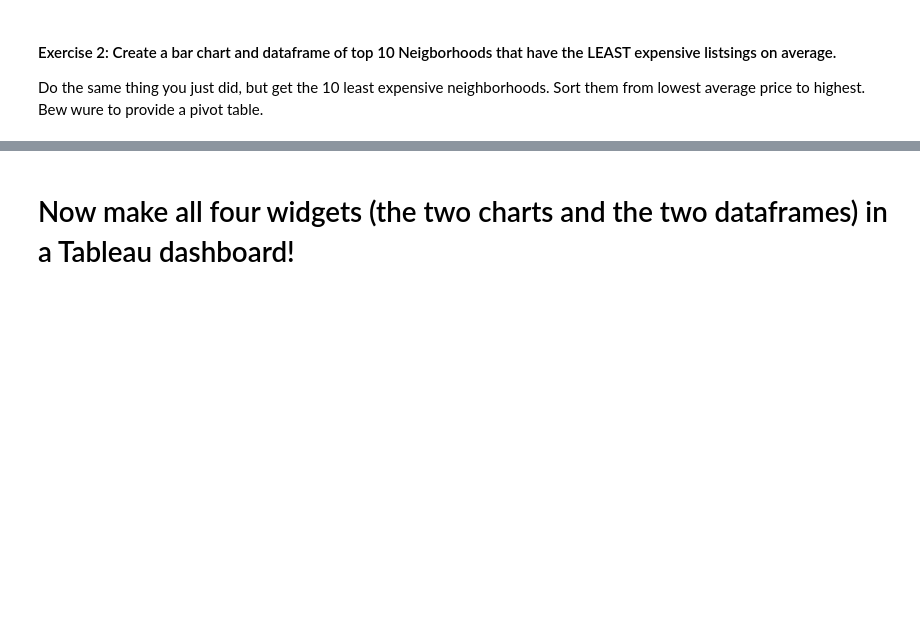
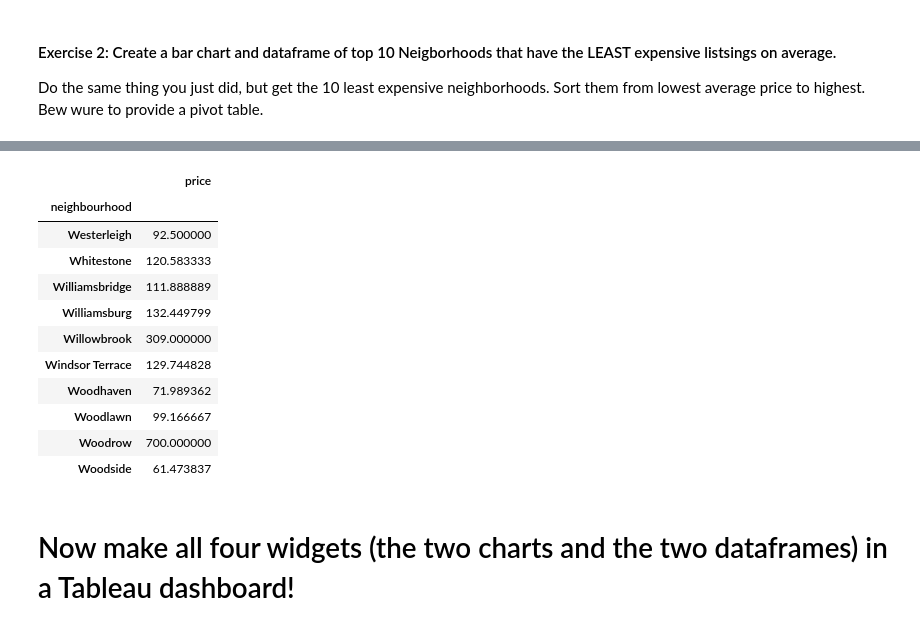
Before and after one commit to crosve/2024-DS-Fri-1230, a Jupyter notebook: Week-03-Data_Analytics-Data_Viz-BI_tools/Exercise-cl.ipynb, the cells around one changed output, grey strips where cells are left out. Cells and saved outputs as stored; diff of their text form; code cells hidden in the pictures; blank space fills up the shorter version.

```diff
--- a/Week-03-Data_Analytics-Data_Viz-BI_tools/Exercise-cl.ipynb
+++ b/Week-03-Data_Analytics-Data_Viz-BI_tools/Exercise-cl.ipynb
@@ -55,4 +121,20 @@ Do the same thing you just did, but get the 10 least expensive neighborhoods.  S
 # %%
 # we also would like to have the corresponding pivot table of the lowest 10
+
+pivot_table = pd.pivot_table(data=df, values='price', index='neighbourhood', fill_value=0)
+pivot_table.tail(10)
+# %% [output]
+|  | price |
+| neighbourhood |  |
+| Westerleigh | 92.500000 |
+| Whitestone | 120.583333 |
+| Williamsbridge | 111.888889 |
+| Williamsburg | 132.449799 |
+| Willowbrook | 309.000000 |
+| Windsor Terrace | 129.744828 |
+| Woodhaven | 71.989362 |
+| Woodlawn | 99.166667 |
+| Woodrow | 700.000000 |
+| Woodside | 61.473837 |
 # %% [markdown]
 #  Now make all four widgets (the two charts and the two dataframes) in a Tableau dashboard!
```
Also changed, not shown: parts of 3 cells of this notebook.
